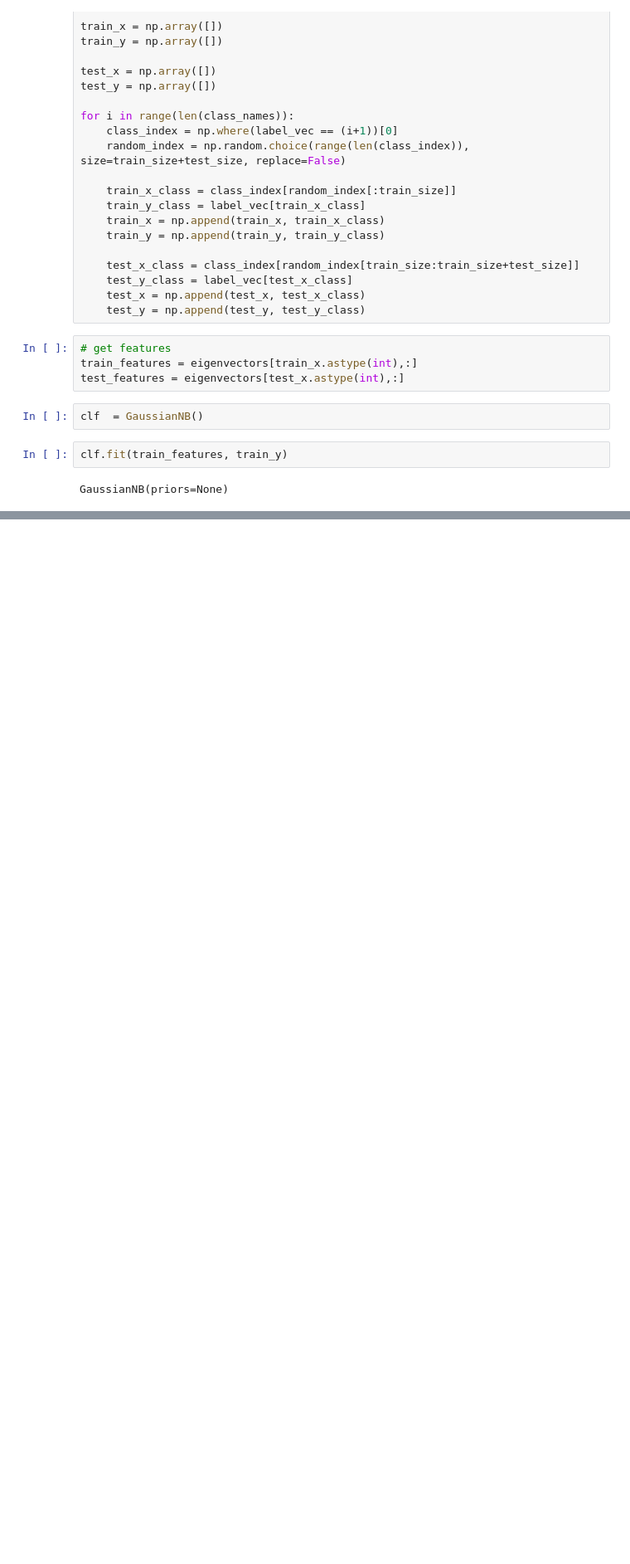
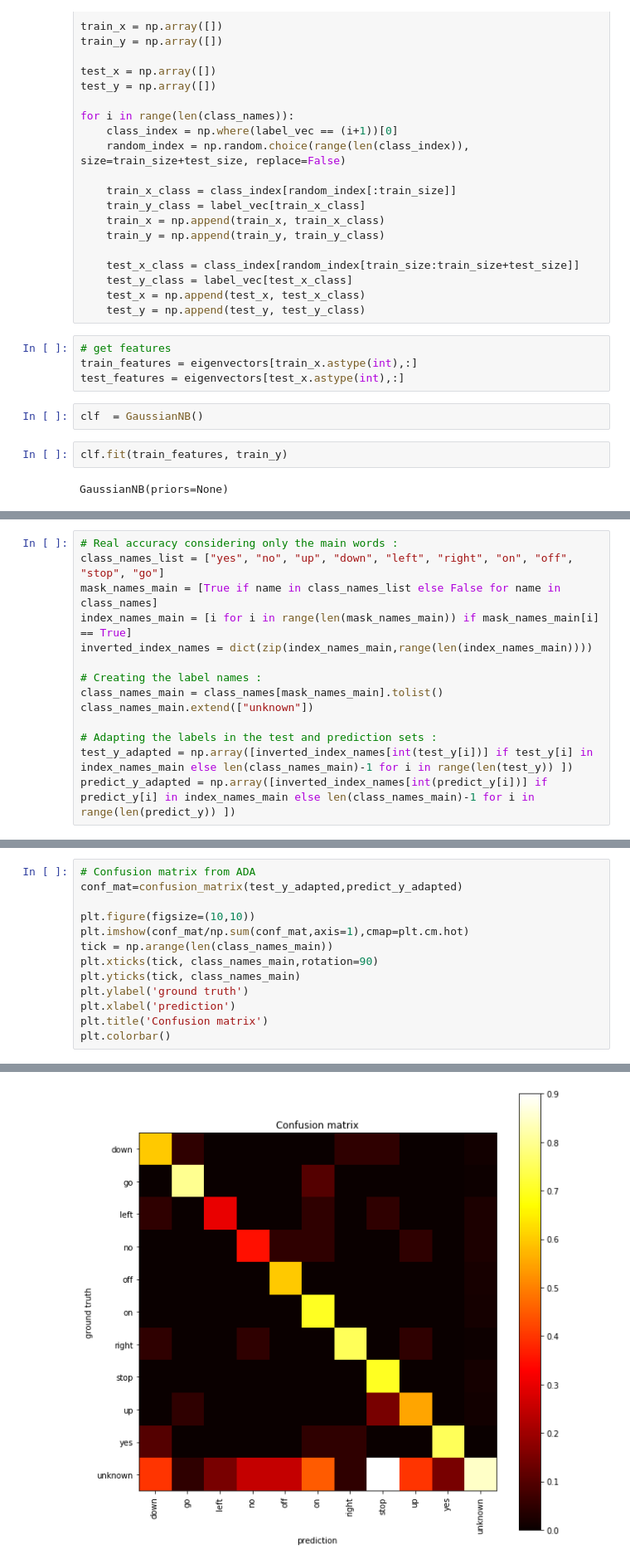
Before and after one commit to adrianlwn/NTDS-Speech-Recognition-Challenge, a Jupyter notebook: Test_Feature.ipynb, the cells around one changed output, grey strips where cells are left out. Shown at 83% size. Saved outputs shown, nothing was run; the diff lists cells and outputs as text; blank space fills up the shorter version.

Commit message:
Added CV and Computation of the Accuracy only for the main features

```diff
--- a/Test_Feature.ipynb
+++ b/Test_Feature.ipynb
@@ -282,0 +270,14 @@ plt.colorbar()
+# %%
+# Real accuracy considering only the main words :
+class_names_list = ["yes", "no", "up", "down", "left", "right", "on", "off", "stop", "go"]
+mask_names_main = [True if name in class_names_list else False for name in class_names]
+index_names_main = [i for i in range(len(mask_names_main)) if mask_names_main[i] == True]
+inverted_index_names = dict(zip(index_names_main,range(len(index_names_main))))
+
+# Creating the label names :
+class_names_main = class_names[mask_names_main].tolist()
+class_names_main.extend(["unknown"])
+
+# Adapting the labels in the test and prediction sets :
+test_y_adapted = np.array([inverted_index_names[int(test_y[i])] if test_y[i] in index_names_main else len(class_names_main)-1 for i in range(len(test_y)) ])
+predict_y_adapted = np.array([inverted_index_names[int(predict_y[i])] if predict_y[i] in index_names_main else len(class_names_main)-1 for i in range(len(predict_y)) ])
@@ -282,0 +289,14 @@ plt.colorbar()
+# %%
+# Confusion matrix from ADA
+conf_mat=confusion_matrix(test_y_adapted,predict_y_adapted)
+
+plt.figure(figsize=(10,10))
+plt.imshow(conf_mat/np.sum(conf_mat,axis=1),cmap=plt.cm.hot)
+tick = np.arange(len(class_names_main))
+plt.xticks(tick, class_names_main,rotation=90)
+plt.yticks(tick, class_names_main)
+plt.ylabel('ground truth')
+plt.xlabel('prediction')
+plt.title('Confusion matrix')
+plt.colorbar()
+# %% [output]
@@ -282,0 +304 @@ plt.colorbar()
+[figure, added]
```
Also changed, not shown: parts of 13 cells of this notebook.
